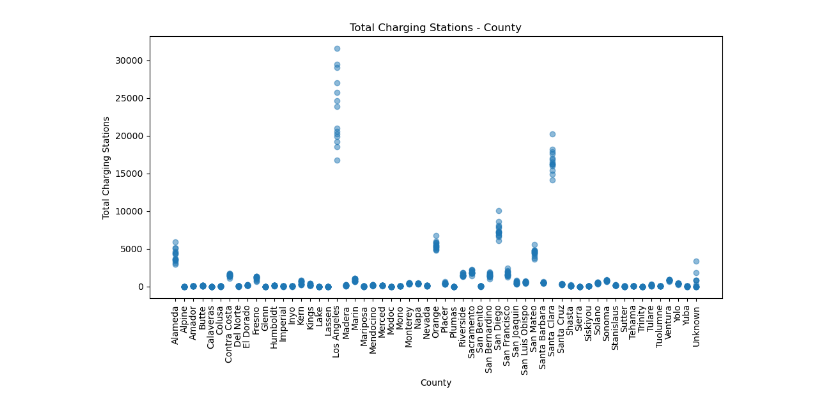
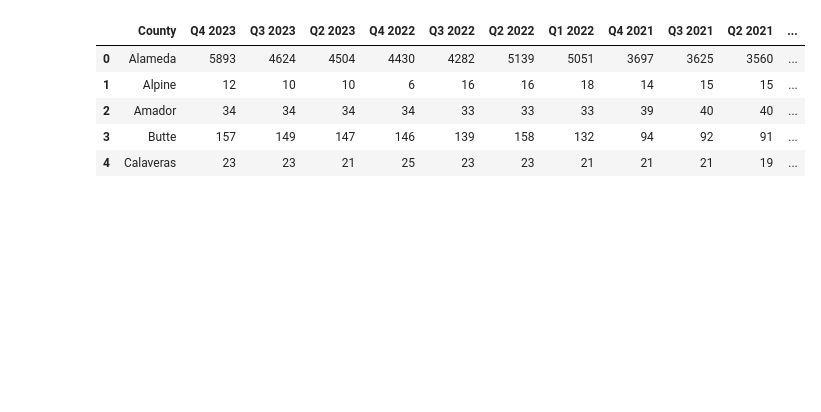
Before and after one commit to production23/Aram, a Jupyter notebook: EV_CHargers.ipynb, the cells around one changed output. Drawn from its saved outputs; the diff is of its cells as text; code cells hidden in the pictures; blank space fills up the shorter version.

Commit message:
initial file upload

```diff
--- a/EV_CHargers.ipynb
+++ b/EV_CHargers.ipynb
@@ -1,30 +1,21 @@
-# %%
-import pandas as pd
-
-# Read data from the Excel file
-data_file = "EV_Chargers_Last_updated_03-01-2024_ada.csv"
-dfs = pd.read_excel(data_file, sheet_name=None)
-
-# Initialize lists to store total charging stations and counties
-total_charging_stations = []
-counties = []
-
-# Iterate over each sheet and extract data
-for sheet_name, df in dfs.items():
-    if "Total" in df.columns and "County" in df.columns:
-        total_charging_stations.extend(df["Total"])
-        counties.extend(df["County"])
-
-# Create a scatter plot
-import matplotlib.pyplot as plt
-
-plt.figure(figsize=(10, 6))
-plt.scatter(counties, total_charging_stations, alpha=0.5)
-plt.title("Total Charging Stations - County")
-plt.xlabel("County")
-plt.ylabel("Total Charging Stations")
-plt.xticks(rotation=90)
-plt.tight_layout()
-plt.show()
-# %% [output]
-[figure, removed]
+# %%
+# Dependencies and setup
+import matplotlib.pyplot as plt
+import pandas as pd
+import scipy.stats as st
+
+#  Data
+EV_Chargers_Path = "EV_Chargers1.csv"
+
+# Read the data
+EV_Chargers_data = pd.read_csv(EV_Chargers_Path)
+
+# Preview data
+EV_Chargers_data.head()
+# %% [output]
+|  | County | Q4 2023 | Q3 2023 | Q2 2023 | Q4 2022 | Q3 2022 | Q2 2022 | Q1 2022 | Q4 2021 | Q3 2021 | Q2 2021 | ... |
+| 0 | Alameda | 5893 | 4624 | 4504 | 4430 | 4282 | 5139 | 5051 | 3697 | 3625 | 3560 | ... |
+| 1 | Alpine | 12 | 10 | 10 | 6 | 16 | 16 | 18 | 14 | 15 | 15 | ... |
+| 2 | Amador | 34 | 34 | 34 | 34 | 33 | 33 | 33 | 39 | 40 | 40 | ... |
+| 3 | Butte | 157 | 149 | 147 | 146 | 139 | 158 | 132 | 94 | 92 | 91 | ... |
+| 4 | Calaveras | 23 | 23 | 21 | 25 | 23 | 23 | 21 | 21 | 21 | 19 | ... |
```
Also changed, not shown: parts of 2 cells of this notebook, 8 other files.
